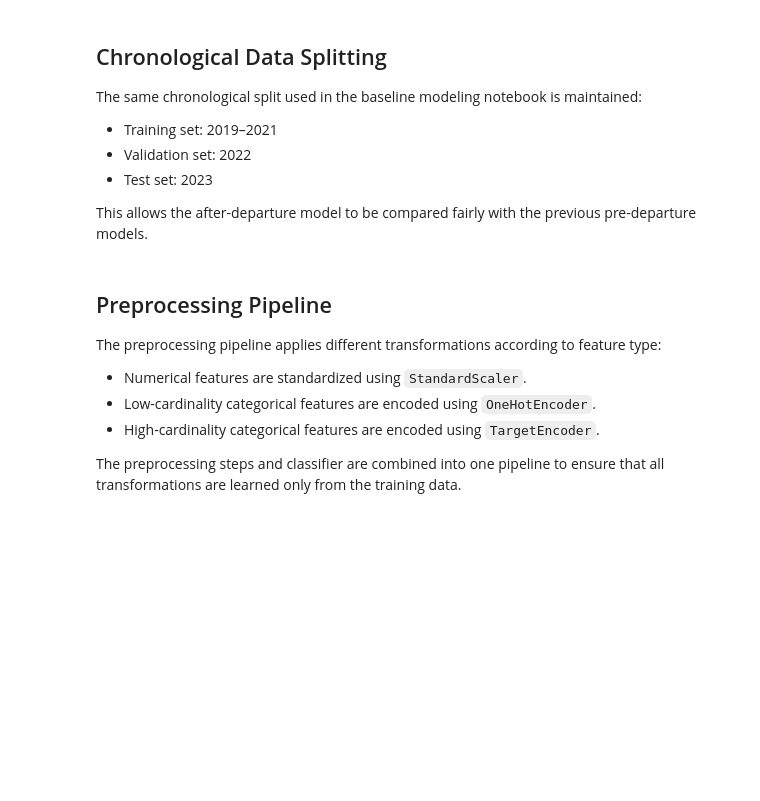
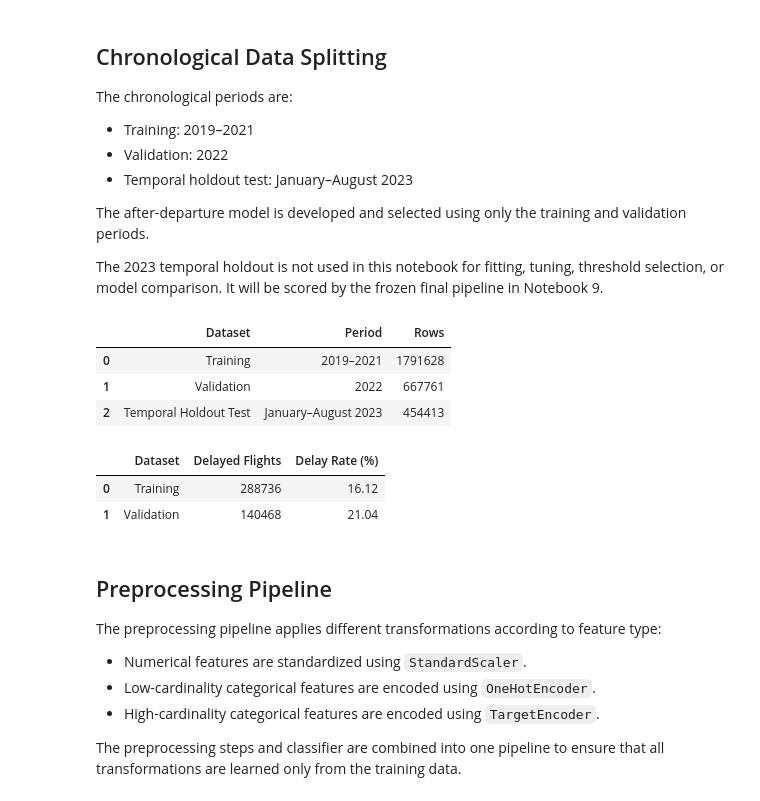
Before and after one commit to omarzakzook/Flight_Delay_Prediction, a Jupyter notebook: notebooks/08_Model_Improvement.ipynb, the cells around one changed output. Cells and saved outputs as stored; diff of their text form; code cells hidden in the pictures; blank space fills up the shorter version.

```diff
--- a/notebooks/08_Model_Improvement.ipynb
+++ b/notebooks/08_Model_Improvement.ipynb
@@ -161,13 +186,15 @@ missing_summary[missing_summary > 0]
 # %% [markdown]
 ## Chronological Data Splitting
 
-The same chronological split used in the baseline modeling notebook is maintained:
+The chronological periods are:
 
-- Training set: 2019–2021
-- Validation set: 2022
-- Test set: 2023
+- Training: 2019–2021
+- Validation: 2022
+- Temporal holdout test: January–August 2023
 
-This allows the after-departure model to be compared fairly with the previous pre-departure models.
+The after-departure model is developed and selected using only the training and validation periods.
+
+The 2023 temporal holdout is not used in this notebook for fitting, tuning, threshold selection, or model comparison. It will be scored by the frozen final pipeline in Notebook 9.
 # %%
 train_df = model_df[
     model_df["YEAR"] <= 2021
@@ -192,28 +216,48 @@ y_test = test_df[target]
 # %%
 split_summary = pd.DataFrame({
     "Dataset": [
         "Training",
         "Validation",
-        "Test"
+        "Temporal Holdout Test"
     ],
-    "Years": [
+    "Period": [
         "2019–2021",
         "2022",
-        "2023"
+        "January–August 2023"
     ],
     "Rows": [
-        len(X_train),
-        len(X_validation),
-        len(X_test)
-    ],
-    "Delay Rate": [
-        y_train.mean(),
-        y_validation.mean(),
-        y_test.mean()
+        len(train_df),
+        len(validation_df),
+        len(test_df)
     ]
 })
 
-split_summary
+display(split_summary)
+
+development_label_summary = pd.DataFrame({
+    "Dataset": [
+        "Training",
+        "Validation"
+    ],
+    "Delayed Flights": [
+        int(y_train.sum()),
+        int(y_validation.sum())
+    ],
+    "Delay Rate (%)": [
+        y_train.mean() * 100,
+        y_validation.mean() * 100
+    ]
+})
+
+display(development_label_summary.round(2))
+# %% [output]
+|  | Dataset | Period | Rows |
+| 0 | Training | 2019–2021 | 1791628 |
+| 1 | Validation | 2022 | 667761 |
+| 2 | Temporal Holdout Test | January–August 2023 | 454413 |
+|  | Dataset | Delayed Flights | Delay Rate (%) |
+| 0 | Training | 288736 | 16.12 |
+| 1 | Validation | 140468 | 21.04 |
 # %% [markdown]
 ## Preprocessing Pipeline
 
```
Also changed, not shown: parts of 18 cells of this notebook.
